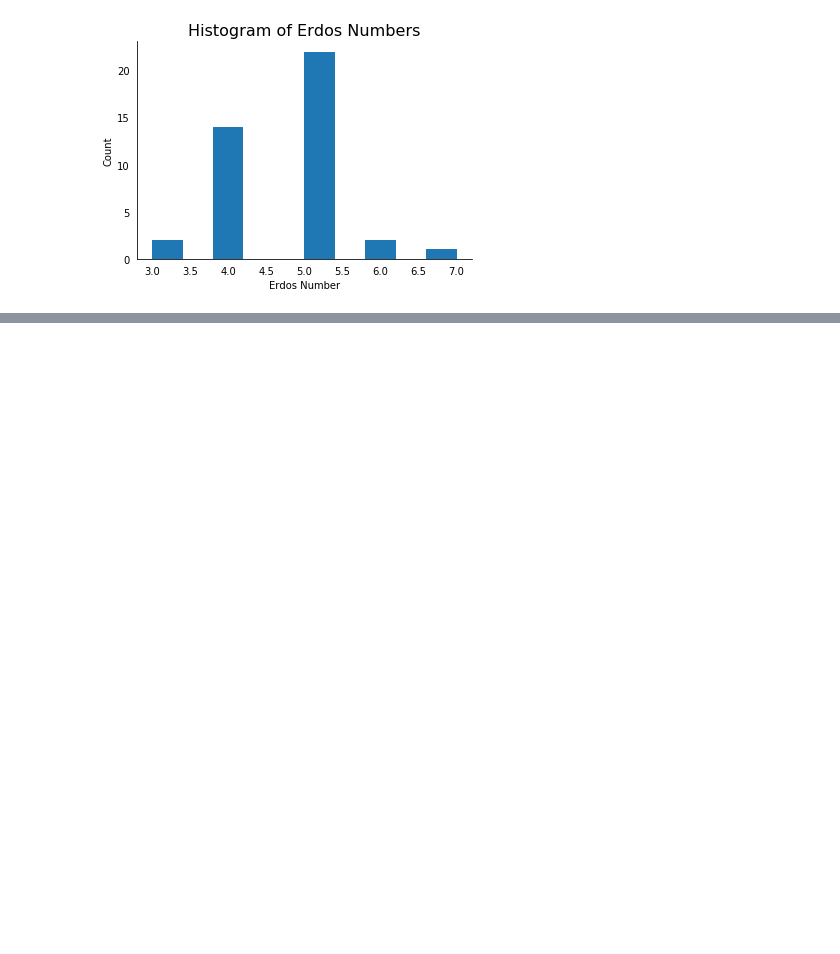
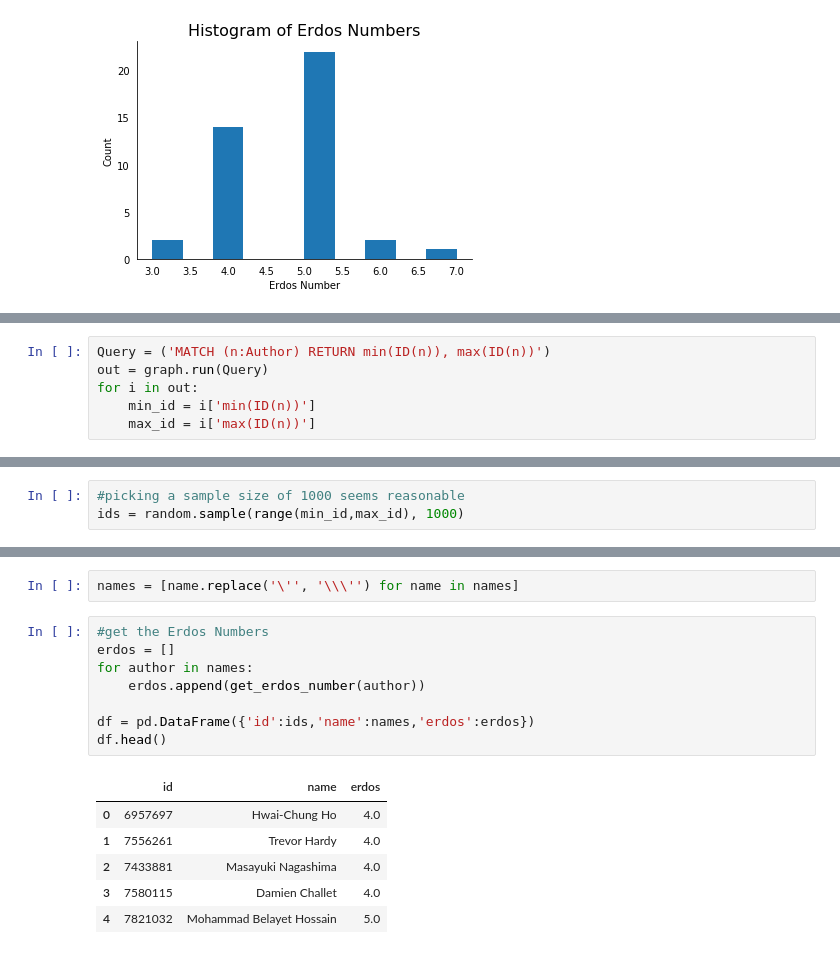
Before and after one commit to mfer0010/Data-Science-Assignment, a Jupyter notebook: 201819_CPS3235_FERRIGGI_MARC_286397M_assignment_code/task1/02 - Queries.ipynb, the cells around one changed output, grey strips where cells are left out. Drawn from its saved outputs; the diff is of its cells as text; blank space fills up the shorter version.

```diff
--- a/201819_CPS3235_FERRIGGI_MARC_286397M_assignment_code/task1/02 - Queries.ipynb
+++ b/201819_CPS3235_FERRIGGI_MARC_286397M_assignment_code/task1/02 - Queries.ipynb
@@ -227,0 +232,6 @@ ax.get_figure().savefig('./plots/erdos_hist.png',bbox_inches='tight')
+# %%
+Query = ('MATCH (n:Author) RETURN min(ID(n)), max(ID(n))')
+out = graph.run(Query)
+for i in out:
+    min_id = i['min(ID(n))']
+    max_id = i['max(ID(n))']
@@ -227,0 +241,3 @@ ax.get_figure().savefig('./plots/erdos_hist.png',bbox_inches='tight')
+# %%
+#picking a sample size of 1000 seems reasonable
+ids = random.sample(range(min_id,max_id), 1000)
@@ -227,0 +254,17 @@ ax.get_figure().savefig('./plots/erdos_hist.png',bbox_inches='tight')
+# %%
+names = [name.replace('\'', '\\\'') for name in names]
+# %%
+#get the Erdos Numbers
+erdos = []
+for author in names:
+    erdos.append(get_erdos_number(author))
+
+df = pd.DataFrame({'id':ids,'name':names,'erdos':erdos})
+df.head()
+# %% [output]
+|  | id | name | erdos |
+| 0 | 6957697 | Hwai-Chung Ho | 4.0 |
+| 1 | 7556261 | Trevor Hardy | 4.0 |
+| 2 | 7433881 | Masayuki Nagashima | 4.0 |
+| 3 | 7580115 | Damien Challet | 4.0 |
+| 4 | 7821032 | Mohammad Belayet Hossain | 5.0 |
```
Also changed, not shown: parts of 7 cells of this notebook, 7 other files.
